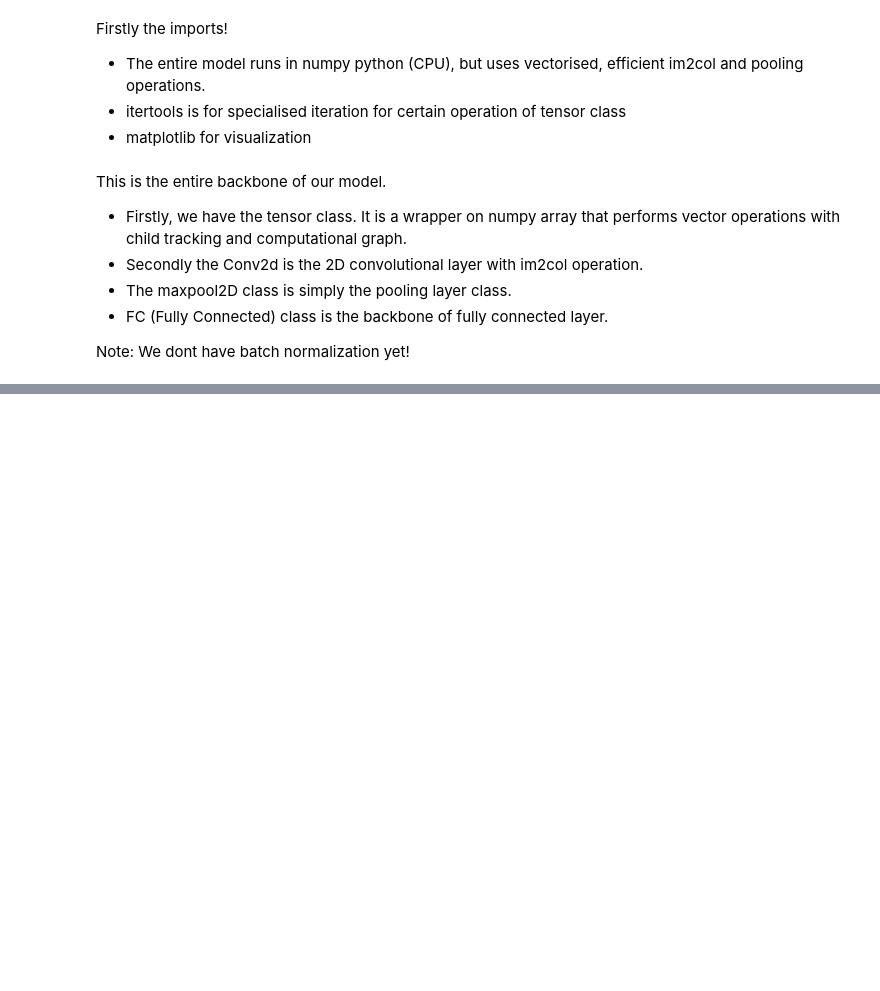
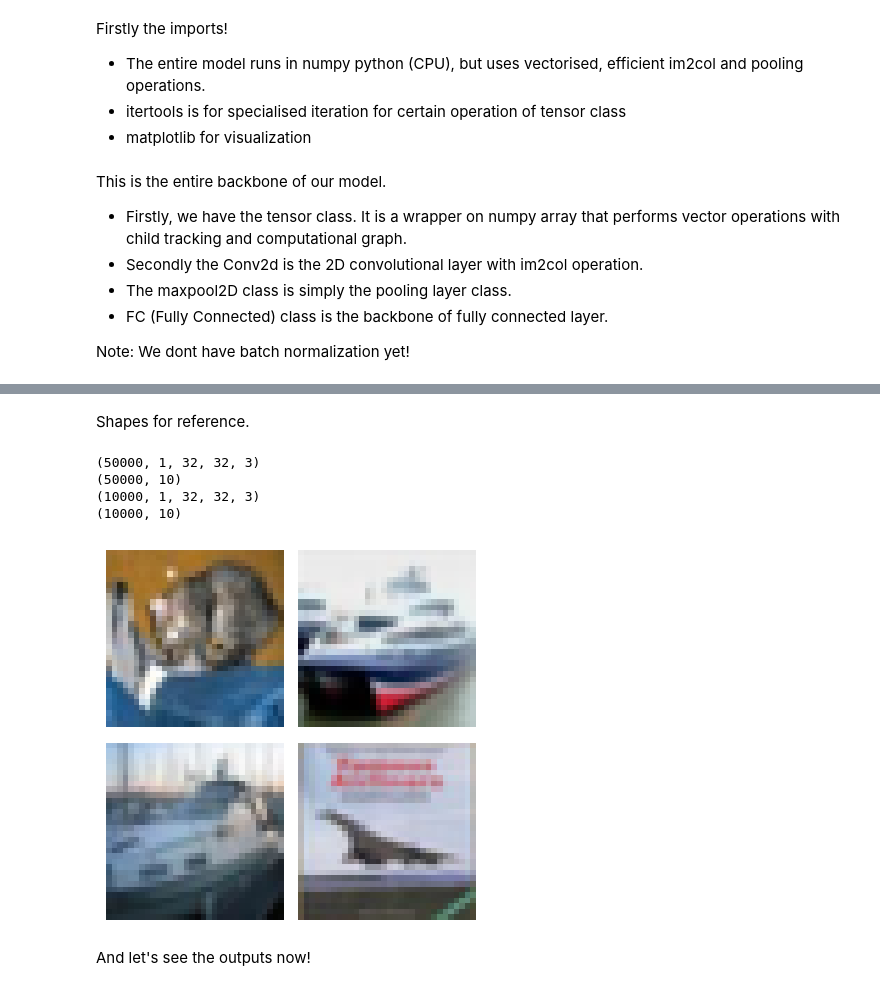
Before and after one commit to Pawan-Adhikari/TorchfromScratch-Maths, a Jupyter notebook: CNN/CNN_withVis.ipynb, the cells around one changed output, grey strips where cells are left out. Cells and saved outputs as stored; diff of their text form; code cells hidden in the pictures; blank space fills up the shorter version.

```diff
--- a/CNN/CNN_withVis.ipynb
+++ b/CNN/CNN_withVis.ipynb
@@ -581,9 +584,9 @@ import os
 os.environ['KERAS_BACKEND'] = 'jax'
 from keras.datasets import cifar10
 (X_train, y_train), (X_test, y_test) = cifar10.load_data()
-X_train = X_train[:, np.newaxis, :, :].astype(np.float32) / 255.0
-X_test = X_test[:, np.newaxis, :, :].astype(np.float32) / 255.0
+X_train = X_train.transpose(0, 3, 1, 2).astype(np.float32) / 255.0
+X_test = X_test.transpose(0, 3, 1, 2).astype(np.float32) / 255.0
 Y_train = np.zeros((y_train.size, 10))
-Y_train[np.arange(y_train.size), y_train] = 1
+Y_train[np.arange(y_train.size), y_train.flatten()] = 1
 Y_test = np.zeros((y_test.size, 10))
-Y_test[np.arange(y_test.size), y_test] = 1
+Y_test[np.arange(y_test.size), y_test.flatten()] = 1
@@ -592,0 +593,36 @@ Downloading data from https://www.cs.toronto.edu/~kriz/cifar-10-python.tar.gz
+# %% [markdown]
+Shapes for reference.
+# %%
+print(X_train.shape)
+print(Y_train.shape)
+print(X_test.shape)
+print(Y_test.shape)
+# %% [output]
+(50000, 1, 32, 32, 3)
+(50000, 10)
+(10000, 1, 32, 32, 3)
+(10000, 10)
+# %%
+#Showing first 4 images.
+'''
+for image in X_test[:4]:
+    image = image.transpose(1,2,0)
+    plt.imshow(image)
+    plt.axis('off')
+    plt.show()
+'''
+fig, ax = plt.subplots(nrows=2, ncols=2, figsize=(4, 4))
+ax[0,0].imshow(X_test[0].transpose(1,2,0))
+ax[0,0].axis('off')
+ax[0,1].imshow(X_test[1].transpose(1,2,0))
+ax[0,1].axis('off')
+ax[1,0].imshow(X_test[2].transpose(1,2,0))
+ax[1,0].axis('off')
+ax[1,1].imshow(X_test[3].transpose(1,2,0))
+ax[1,1].axis('off')
+plt.tight_layout()
+plt.show()
+# %% [output]
+[figure, added]
+# %% [markdown]
+And let's see the outputs now!
```
Also changed, not shown: parts of 8 cells of this notebook, 4 other files.
